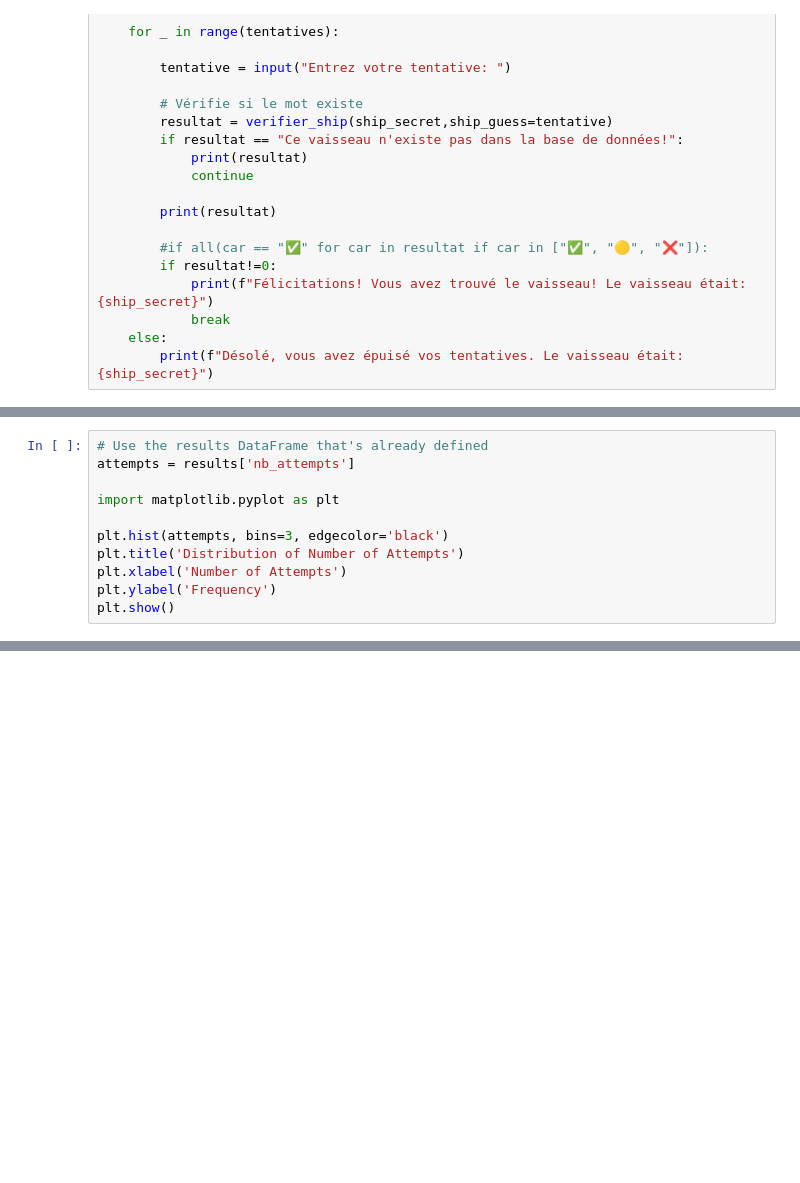
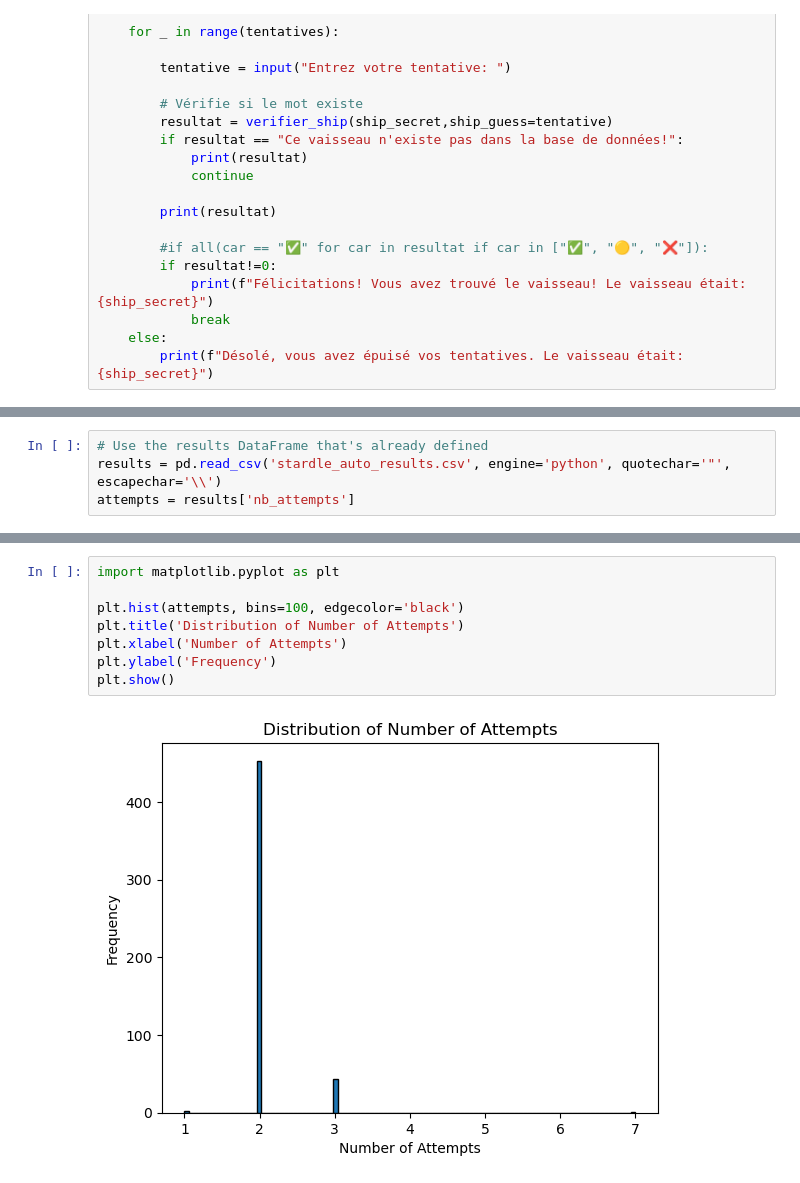
Before and after one commit to CharlesElie-AzaisdeVergeron/Stardle_Data_Base, a Jupyter notebook: 2eme Partie/Stardle2.ipynb, the cells around one changed output, grey strips where cells are left out. Drawn from its saved outputs; the diff is of its cells as text; blank space fills up the shorter version.

```diff
--- a/2eme Partie/Stardle2.ipynb
+++ b/2eme Partie/Stardle2.ipynb
@@ -686,11 +510,4 @@ Ce n'est pas Cyclone RC Voici les résultats de chaque variables :
 # %%
 # Use the results DataFrame that's already defined
+results = pd.read_csv('stardle_auto_results.csv', engine='python', quotechar='"', escapechar='\\')
 attempts = results['nb_attempts']
-
-import matplotlib.pyplot as plt
-
-plt.hist(attempts, bins=3, edgecolor='black')
-plt.title('Distribution of Number of Attempts')
-plt.xlabel('Number of Attempts')
-plt.ylabel('Frequency')
-plt.show()
@@ -698,0 +519,10 @@ plt.show()
+# %%
+import matplotlib.pyplot as plt
+
+plt.hist(attempts, bins=100, edgecolor='black')
+plt.title('Distribution of Number of Attempts')
+plt.xlabel('Number of Attempts')
+plt.ylabel('Frequency')
+plt.show()
+# %% [output]
+[figure, added]
```
Also changed, not shown: parts of 13 cells of this notebook, 2 other files.
